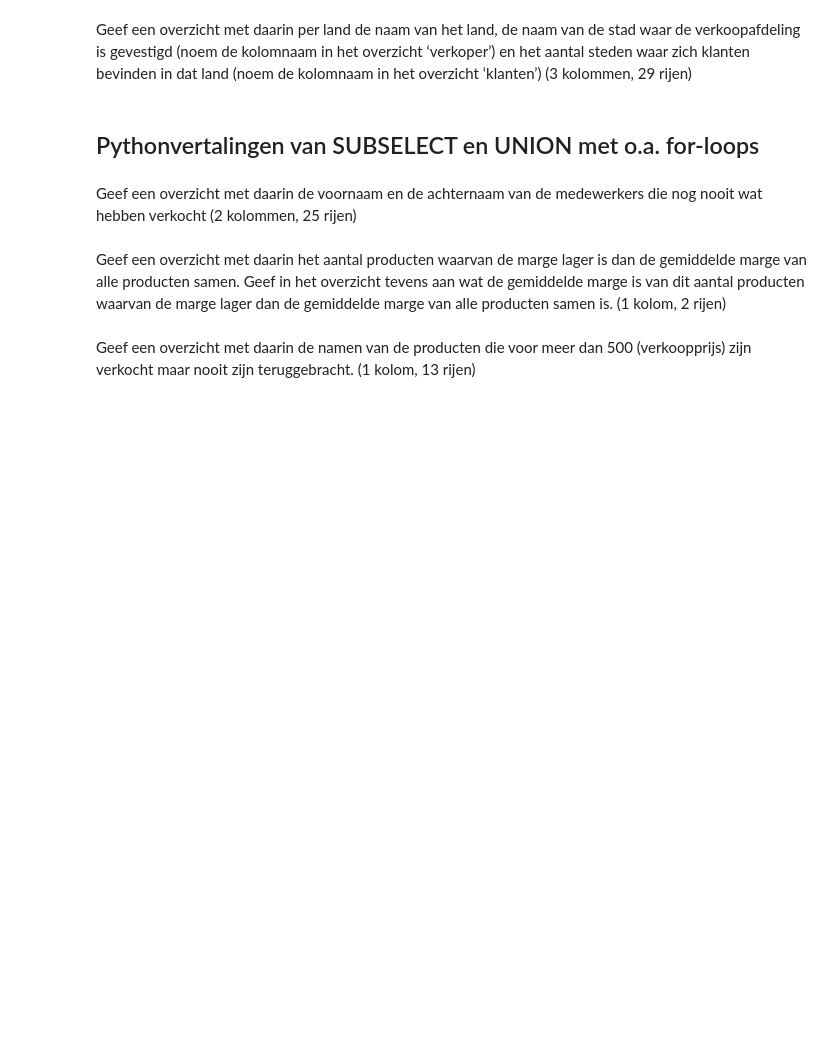
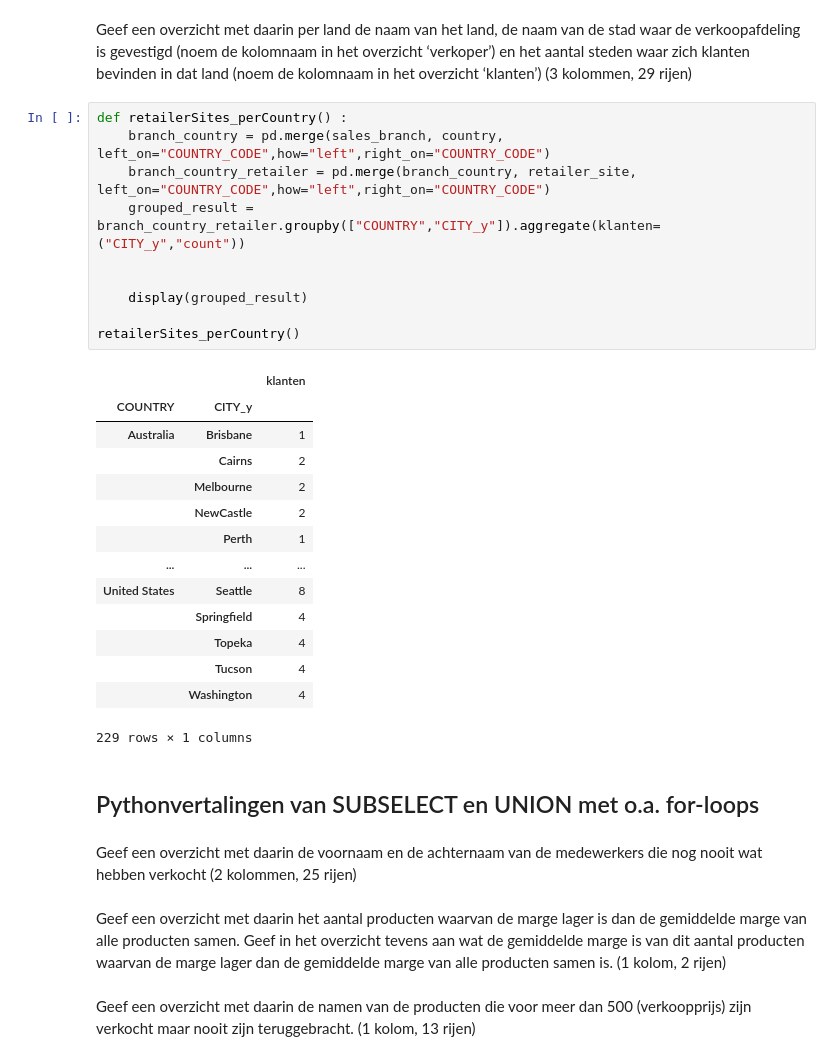
Before and after one commit to DKnightAnon/DEDS_repository, a Jupyter notebook: Practicum_2.3_Opdrachten.ipynb, the cells around one changed output. Saved outputs shown, nothing was run; the diff lists cells and outputs as text; blank space fills up the shorter version.

```diff
--- a/Practicum_2.3_Opdrachten.ipynb
+++ b/Practicum_2.3_Opdrachten.ipynb
@@ -560,5 +675,30 @@ Geef een overzicht met daarin van de verkopers behorend tot de verkoopafdeling u
 # %% [markdown]
 Geef een overzicht met daarin per land de naam van het land, de naam van de stad waar de verkoopafdeling is gevestigd (noem de kolomnaam in het overzicht ‘verkoper’) en het aantal steden waar zich klanten bevinden in dat land (noem de kolomnaam in het overzicht ‘klanten’) (3 kolommen, 29 rijen)
+# %%
+def retailerSites_perCountry() :
+    branch_country = pd.merge(sales_branch, country, left_on="COUNTRY_CODE",how="left",right_on="COUNTRY_CODE")
+    branch_country_retailer = pd.merge(branch_country, retailer_site, left_on="COUNTRY_CODE",how="left",right_on="COUNTRY_CODE")
+    grouped_result = branch_country_retailer.groupby(["COUNTRY","CITY_y"]).aggregate(klanten=("CITY_y","count"))
+
+
+    display(grouped_result)
+
+retailerSites_perCountry()
+# %% [output]
+|  |  | klanten |
+| COUNTRY | CITY_y |  |
+| Australia | Brisbane | 1 |
+|  | Cairns | 2 |
+|  | Melbourne | 2 |
+|  | NewCastle | 2 |
+|  | Perth | 1 |
+| ... | ... | ... |
+| United States | Seattle | 8 |
+|  | Springfield | 4 |
+|  | Topeka | 4 |
+|  | Tucson | 4 |
+|  | Washington | 4 |
+229 rows × 1 columns
 # %% [markdown]
 ## Pythonvertalingen van SUBSELECT en UNION met o.a. for-loops
 # %% [markdown]
```
Also changed, not shown: parts of 7 cells of this notebook.
